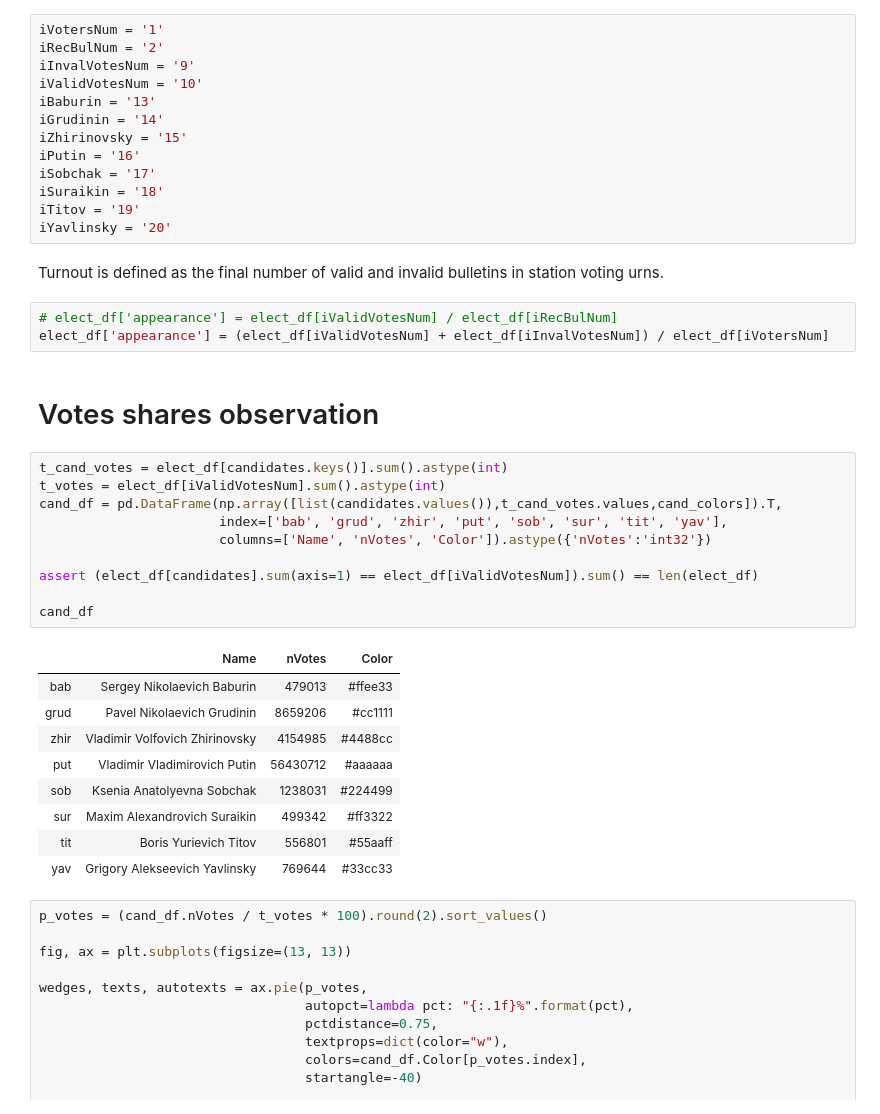
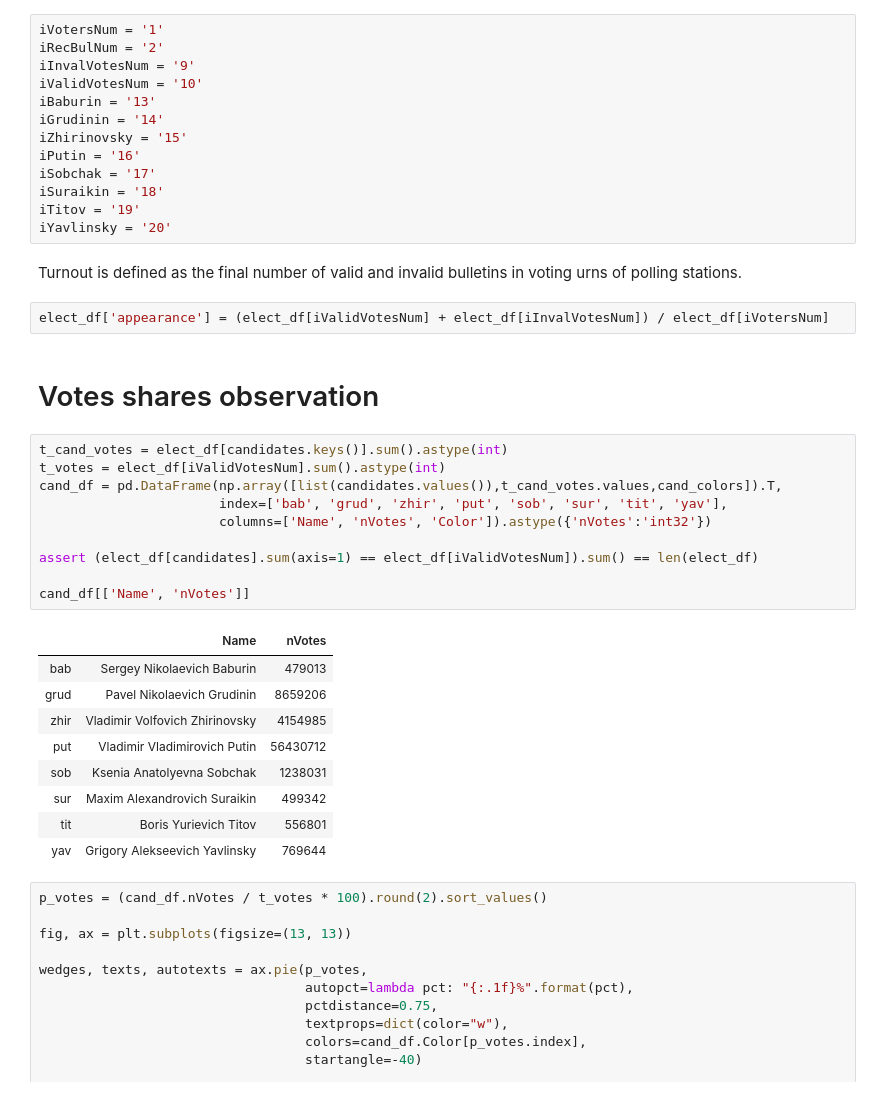
Before and after one commit to LeviiBereg/2018-Election-anomaly-detection, a Jupyter notebook: Presidential election 2018 analysis.ipynb, the cells around one changed output. Cells and saved outputs as stored; diff of their text form.

```diff
--- a/Presidential election 2018 analysis.ipynb
+++ b/Presidential election 2018 analysis.ipynb
@@ -226,32 +131,31 @@ iSuraikin = '18'
 iTitov = '19'
 iYavlinsky = '20'
 # %% [markdown]
-Turnout is defined as the final number of valid and invalid bulletins in station voting urns.
+Turnout is defined as the final number of valid and invalid bulletins in voting urns of polling stations.
 # %%
-# elect_df['appearance'] = elect_df[iValidVotesNum] / elect_df[iRecBulNum]
 elect_df['appearance'] = (elect_df[iValidVotesNum] + elect_df[iInvalVotesNum]) / elect_df[iVotersNum]
 # %% [markdown]
 # Votes shares observation
 # %%
 t_cand_votes = elect_df[candidates.keys()].sum().astype(int)
 t_votes = elect_df[iValidVotesNum].sum().astype(int)
 cand_df = pd.DataFrame(np.array([list(candidates.values()),t_cand_votes.values,cand_colors]).T,
                        index=['bab', 'grud', 'zhir', 'put', 'sob', 'sur', 'tit', 'yav'],
                        columns=['Name', 'nVotes', 'Color']).astype({'nVotes':'int32'})
 
 assert (elect_df[candidates].sum(axis=1) == elect_df[iValidVotesNum]).sum() == len(elect_df)
 
-cand_df
+cand_df[['Name', 'nVotes']]
 # %% [output]
-|  | Name | nVotes | Color |
-| bab | Sergey Nikolaevich Baburin | 479013 | #ffee33 |
-| grud | Pavel Nikolaevich Grudinin | 8659206 | #cc1111 |
-| zhir | Vladimir Volfovich Zhirinovsky | 4154985 | #4488cc |
-| put | Vladimir Vladimirovich Putin | 56430712 | #aaaaaa |
-| sob | Ksenia Anatolyevna Sobchak | 1238031 | #224499 |
-| sur | Maxim Alexandrovich Suraikin | 499342 | #ff3322 |
-| tit | Boris Yurievich Titov | 556801 | #55aaff |
-| yav | Grigory Alekseevich Yavlinsky | 769644 | #33cc33 |
+|  | Name | nVotes |
+| bab | Sergey Nikolaevich Baburin | 479013 |
+| grud | Pavel Nikolaevich Grudinin | 8659206 |
+| zhir | Vladimir Volfovich Zhirinovsky | 4154985 |
+| put | Vladimir Vladimirovich Putin | 56430712 |
+| sob | Ksenia Anatolyevna Sobchak | 1238031 |
+| sur | Maxim Alexandrovich Suraikin | 499342 |
+| tit | Boris Yurievich Titov | 556801 |
+| yav | Grigory Alekseevich Yavlinsky | 769644 |
 # %%
 p_votes = (cand_df.nVotes / t_votes * 100).round(2).sort_values()
 
```
Also changed, not shown: parts of 49 cells of this notebook, 1 other file.
